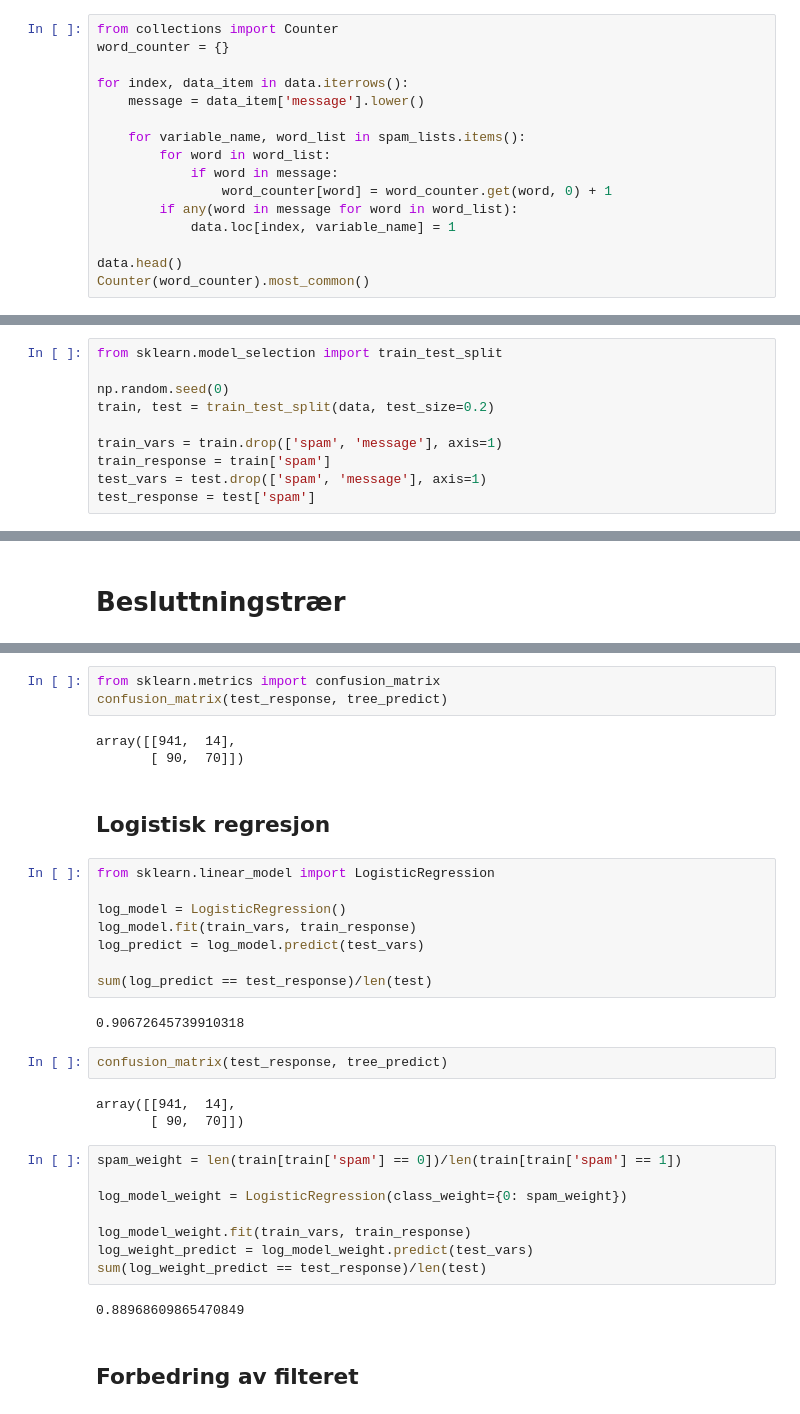
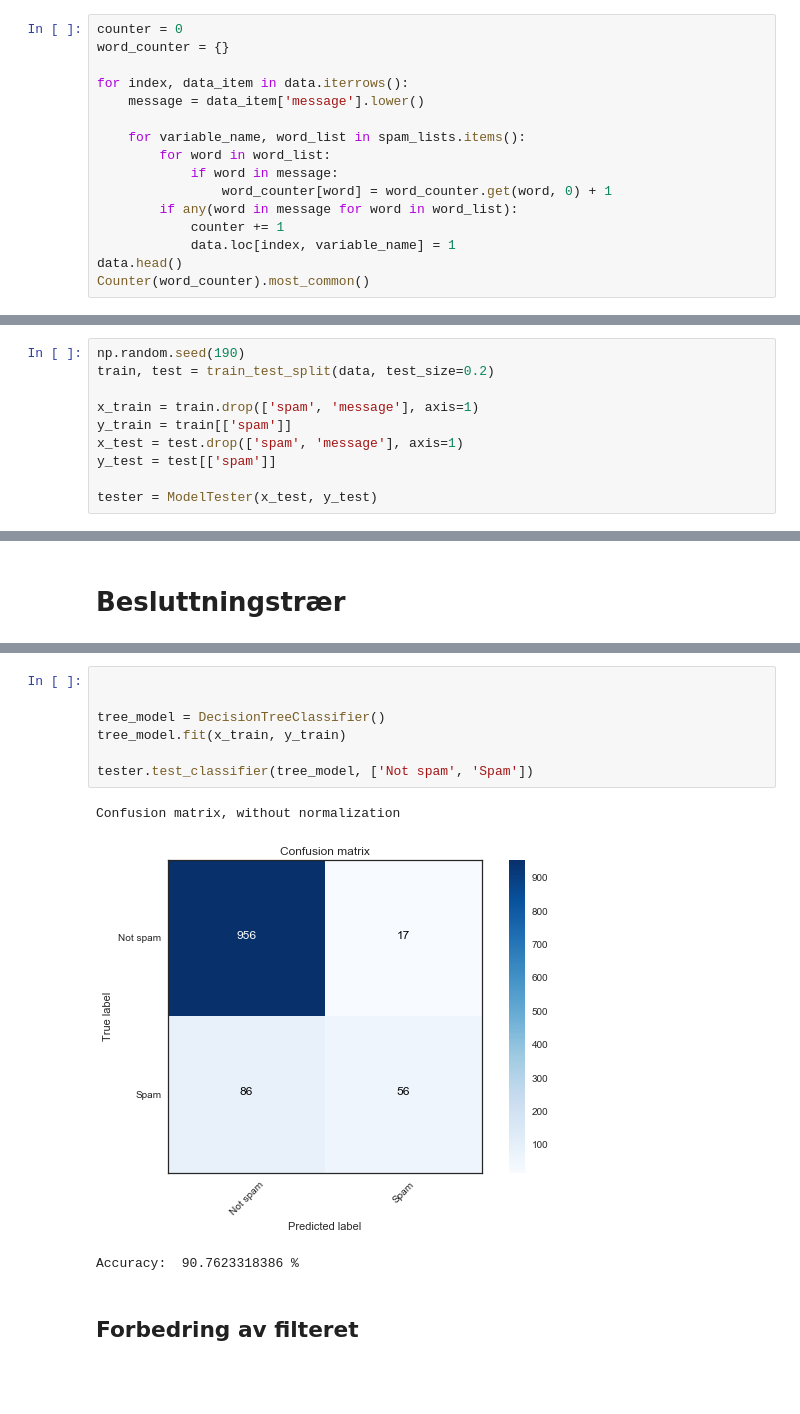
Before and after one commit to MarieRoald/MLkurs, a Jupyter notebook: notebooks/SMS-spam.ipynb, the cells around one changed output, grey strips where cells are left out. Drawn from its saved outputs; the diff is of its cells as text; blank space fills up the shorter version.

Commit message:
Make SMS-spam more exercise oriented

```diff
--- a/notebooks/SMS-spam.ipynb
+++ b/notebooks/SMS-spam.ipynb
@@ -51,5 +61,5 @@ data.head()
 # %%
-from collections import Counter
+counter = 0
 word_counter = {}
 
 for index, data_item in data.iterrows():
@@ -60,8 +70,8 @@ for index, data_item in data.iterrows():
             if word in message:
                 word_counter[word] = word_counter.get(word, 0) + 1
         if any(word in message for word in word_list):
+            counter += 1
             data.loc[index, variable_name] = 1
-
 data.head()
 Counter(word_counter).most_common()
 # %% [output]
@@ -85,10 +95,10 @@ Counter(word_counter).most_common()
 # %%
-from sklearn.model_selection import train_test_split
-
-np.random.seed(0)
+np.random.seed(190)
 train, test = train_test_split(data, test_size=0.2)
 
-train_vars = train.drop(['spam', 'message'], axis=1)
-train_response = train['spam']
-test_vars = test.drop(['spam', 'message'], axis=1)
-test_response = test['spam']
+x_train = train.drop(['spam', 'message'], axis=1)
+y_train = train[['spam']]
+x_test = test.drop(['spam', 'message'], axis=1)
+y_test = test[['spam']]
+
+tester = ModelTester(x_test, y_test)
@@ -107,35 +116,13 @@ sum(tree_predict == test_response)/len(test)
-# %%
-from sklearn.metrics import confusion_matrix
-confusion_matrix(test_response, tree_predict)
-# %% [output]
-array([[941,  14],
-       [ 90,  70]])
-# %% [markdown]
-## Logistisk regresjon
-# %%
-from sklearn.linear_model import LogisticRegression
-
-log_model = LogisticRegression()
-log_model.fit(train_vars, train_response)
-log_predict = log_model.predict(test_vars)
-
-sum(log_predict == test_response)/len(test)
-# %% [output]
-0.90672645739910318
-# %%
-confusion_matrix(test_response, tree_predict)
-# %% [output]
-array([[941,  14],
-       [ 90,  70]])
-# %%
-spam_weight = len(train[train['spam'] == 0])/len(train[train['spam'] == 1])
-
-log_model_weight = LogisticRegression(class_weight={0: spam_weight})
-
-log_model_weight.fit(train_vars, train_response)
-log_weight_predict = log_model_weight.predict(test_vars)
-sum(log_weight_predict == test_response)/len(test)
-# %% [output]
-0.88968609865470849
+# %%
+
+
+tree_model = DecisionTreeClassifier()
+tree_model.fit(x_train, y_train)
+
+tester.test_classifier(tree_model, ['Not spam', 'Spam'])
+# %% [output]
+Confusion matrix, without normalization
+[figure, added]
+Accuracy:  90.7623318386 %
 # %% [markdown]
 ## Forbedring av filteret
```
Also changed, not shown: parts of 19 cells of this notebook.
